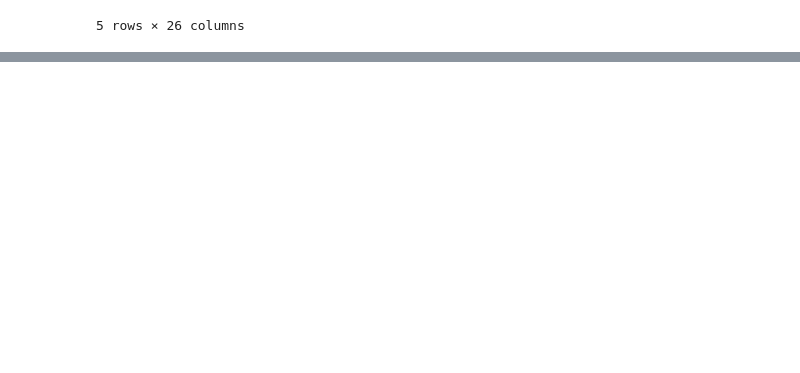
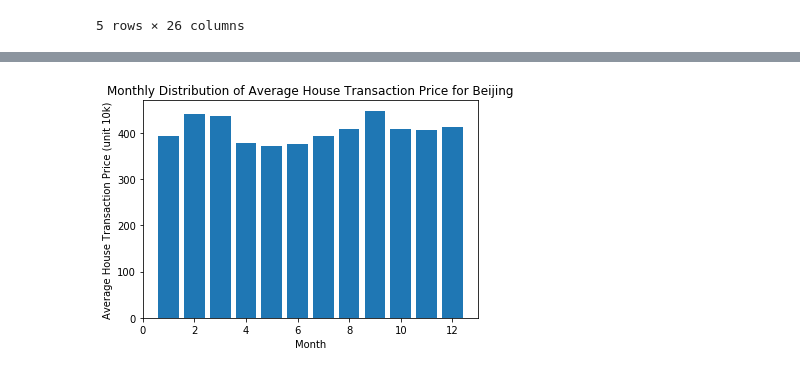
Before and after one commit to ashleyz7/370-Housing-Price-Project, a Jupyter notebook: analysis2.ipynb, the cells around one changed output, grey strips where cells are left out. Cells and saved outputs as stored; diff of their text form; code cells hidden in the pictures; blank space fills up the shorter version.

Commit message:
adding graphs

```diff
--- a/analysis2.ipynb
+++ b/analysis2.ipynb
@@ -98,3 +86,13 @@ AttributeError: 'DataFrame' object has no attribute 'dtype'
 
 
 # data.shape
+# %%
+# distribution of the average housing transaction price (unit is 10k) each month
+price_month = data.groupby('month').mean()
+plt.bar(price_month.index, price_month.totalPrice)
+plt.xlabel('Month')
+plt.ylabel('Average House Transaction Price (unit 10k)')
+plt.title('Monthly Distribution of Average House Transaction Price for Beijing' )
+plt.show()
+# %% [output]
+[figure, added]
```
Also changed, not shown: parts of 6 cells of this notebook.
